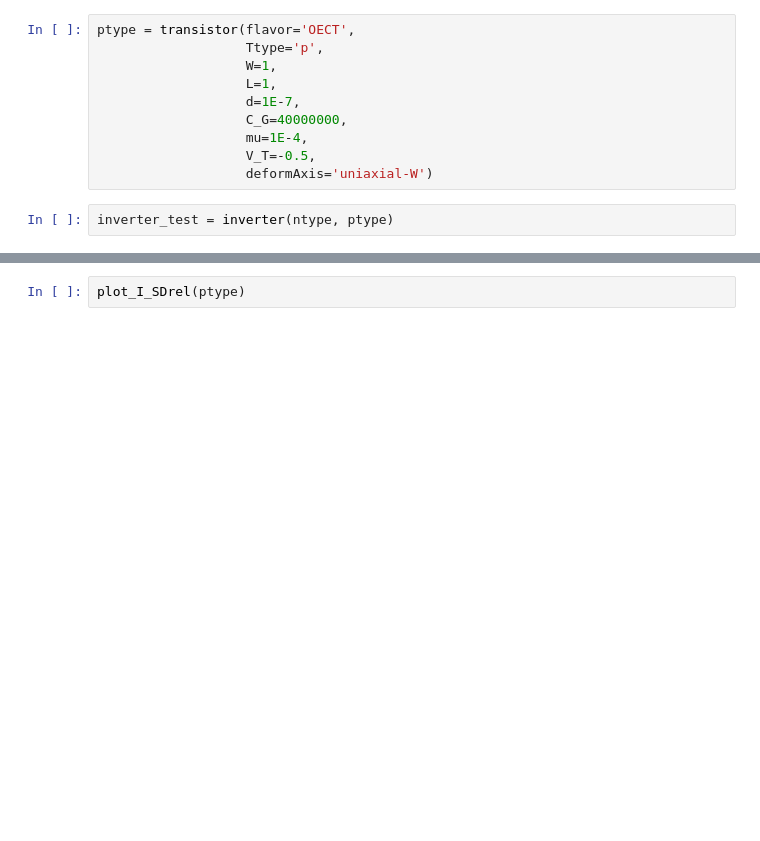
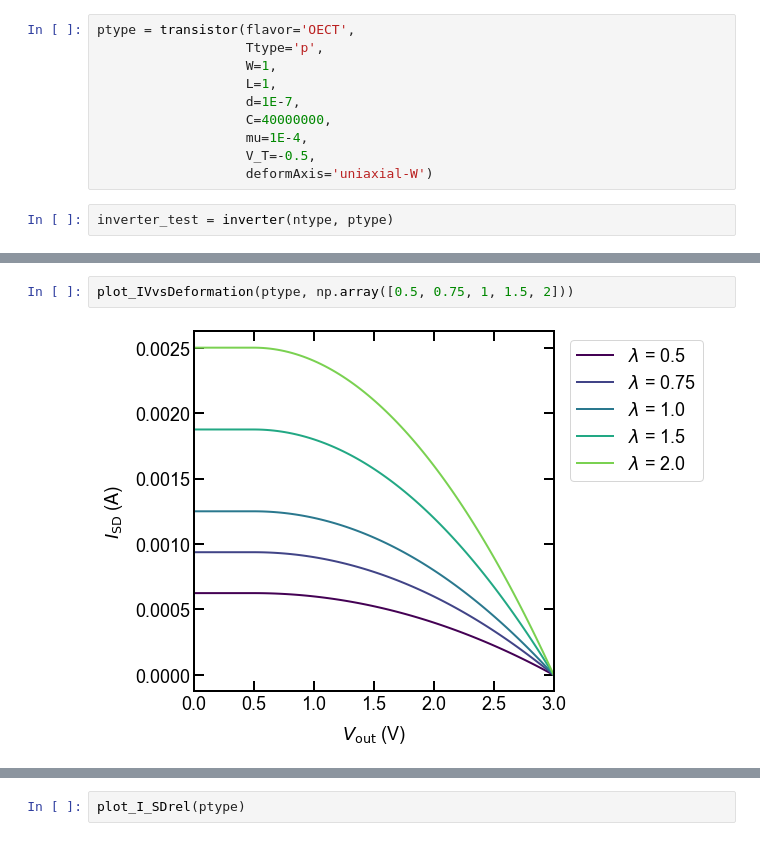
Before and after one commit to erialcuw/stretchableCircuit, a Jupyter notebook: ElasticTFT-Model.ipynb, the cells around one changed output, grey strips where cells are left out. Cells and saved outputs as stored; diff of their text form; blank space fills up the shorter version.

```diff
--- a/ElasticTFT-Model.ipynb
+++ b/ElasticTFT-Model.ipynb
@@ -508,7 +508,7 @@ ptype = transistor(flavor='OECT',
                    W=1,
                    L=1,
                    d=1E-7,
-                   C_G=40000000,
+                   C=40000000,
                    mu=1E-4,
                    V_T=-0.5,
                    deformAxis='uniaxial-W')
@@ -525,3 +521,7 @@ plot_LCvsDeformation(ptype)
+# %%
+plot_IVvsDeformation(ptype, np.array([0.5, 0.75, 1, 1.5, 2]))
+# %% [output]
+[figure, added]
 # %%
 plot_I_SDrel(ntype)
 # %% [output]
```
Also changed, not shown: parts of 22 cells of this notebook.
